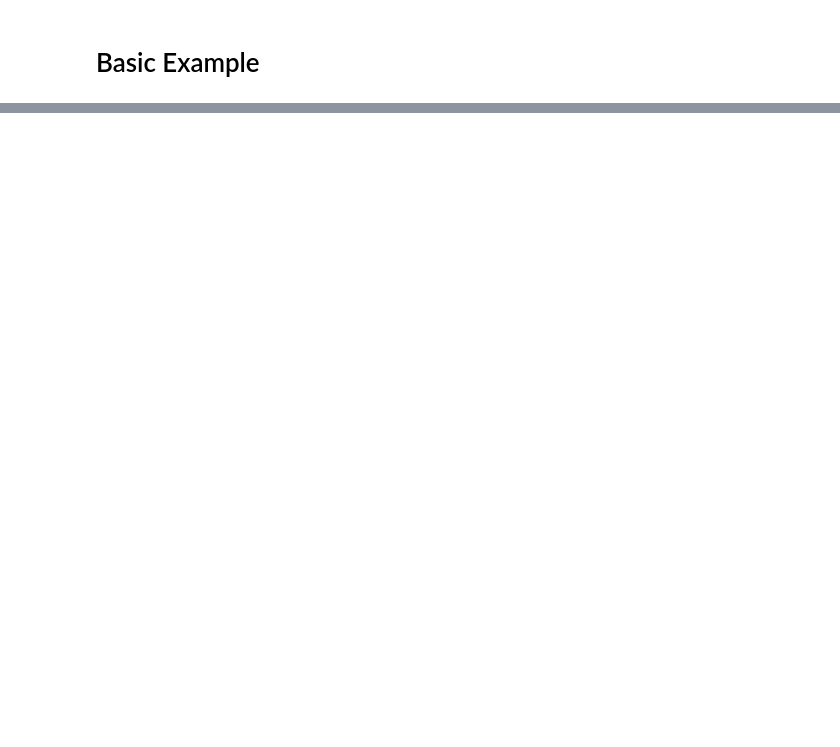
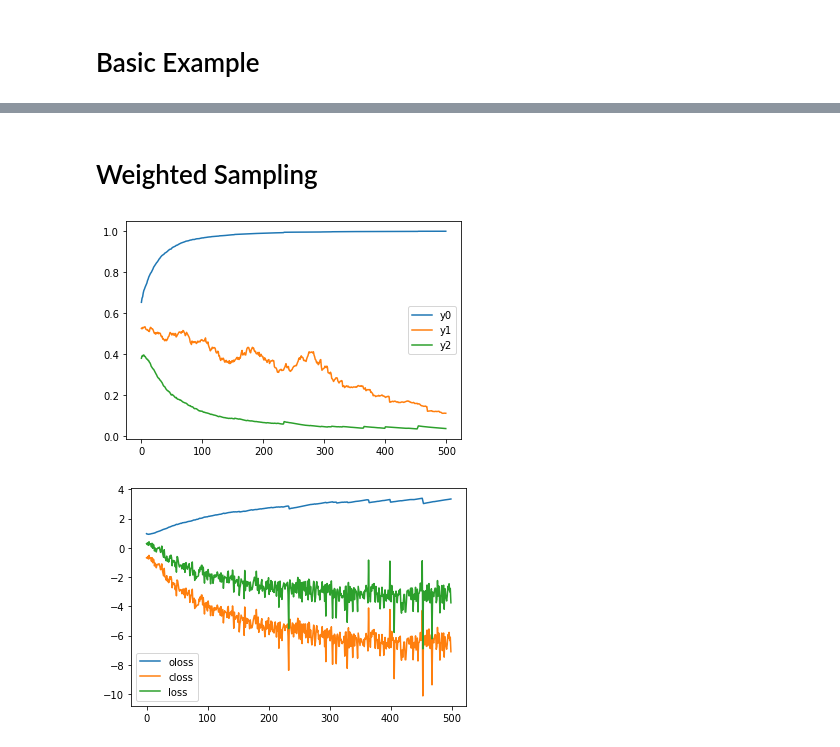
Before and after one commit to pylon-lib/pylon, a Jupyter notebook: examples.ipynb, the cells around one changed output, grey strips where cells are left out. Cells and saved outputs as stored; diff of their text form; code cells hidden in the pictures; blank space fills up the shorter version.

Commit message:
Added WeightedSampling example to notebook

```diff
--- a/examples.ipynb
+++ b/examples.ipynb
@@ -126,0 +125,39 @@ plot_loss.show()
+# %% [markdown]
+# Weighted Sampling
+# %%
+import torch
+import itertools
+
+from pytorch_constraints.constraint import constraint
+from pytorch_constraints.brute_force_solver import *
+from pytorch_constraints.weighted_sampling_solver import *
+
+net = Net()
+opt = torch.optim.SGD(net.parameters(), lr=0.1)
+plot = PlotHelper()
+plot_loss = PlotHelper()
+
+def xor(y):
+    return (y[0] and not y[2]) or (not y[0] and y[2])
+
+xor_cons = constraint(xor)
+num_samples = 100
+xor_cons = constraint(xor, WeightedSamplingSolver(num_samples))
+
+for _ in range(500):
+    opt.zero_grad()
+    y_logit = net(x)
+    oloss = F.cross_entropy(y_logit[2:], y[2:])
+    closs = xor_cons(y_logit)
+    loss = oloss + closs
+    loss.backward()
+    y_prob = torch.softmax(y_logit, dim=-1)
+    plot.add(y0=y_prob[0,1].data, y1=y_prob[1,1].data, y2=y_prob[2,1].data)
+    plot_loss.add(oloss=oloss.data, closs=closs.data, loss=loss.data)
+    opt.step()
+
+plot.show()
+plot_loss.show()
+# %% [output]
+[figure, added]
+[figure, added]
```
Also changed, not shown: parts of 3 cells of this notebook.
